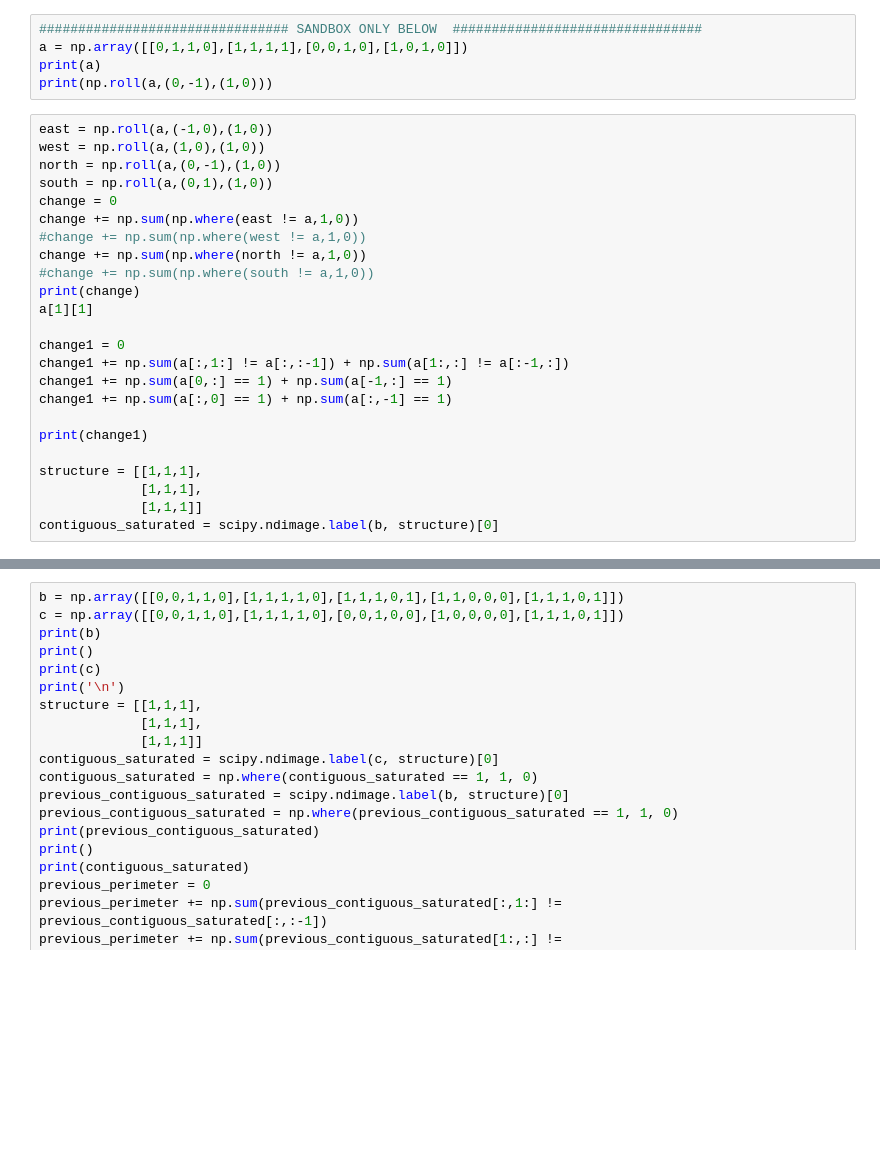
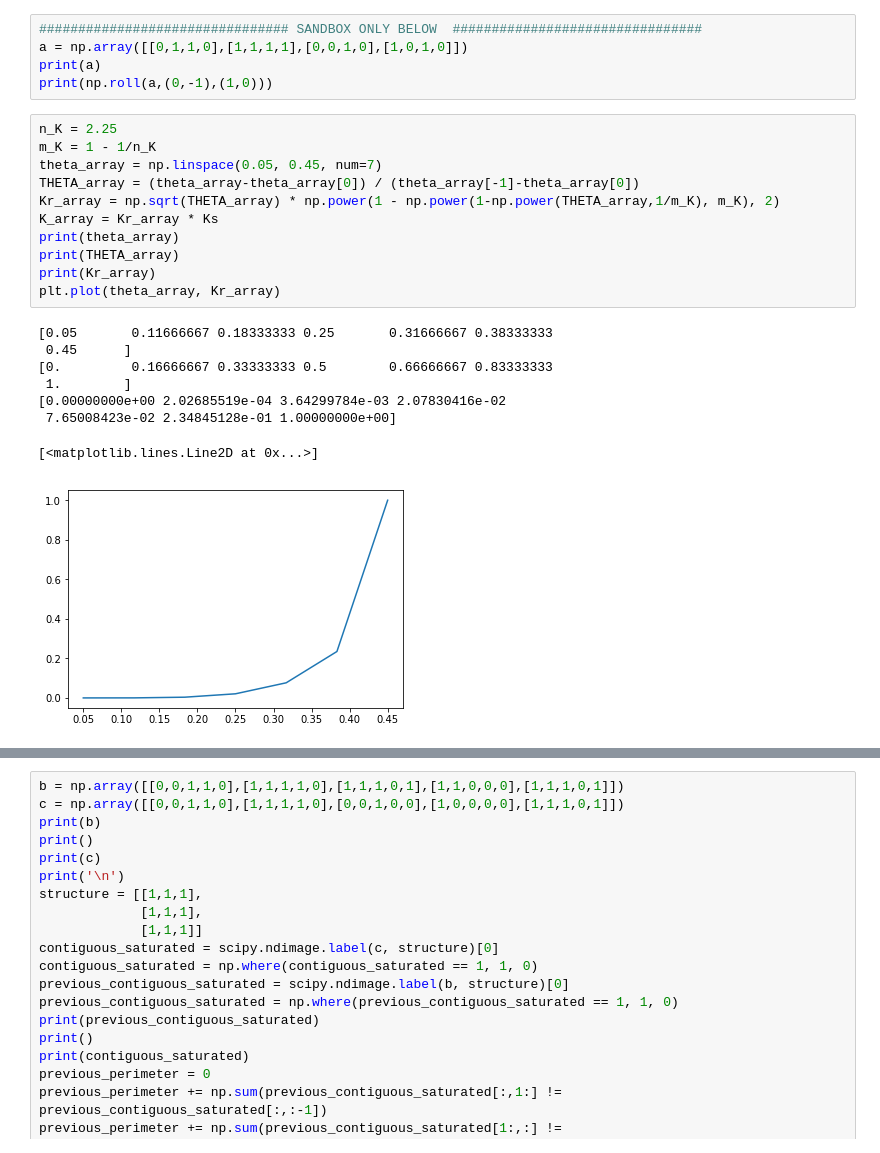
Before and after one commit to brittbarreto/Aquaholics_Anonymous, a Jupyter notebook: Topmodel_with_physics/hub7_model_2.1.ipynb, the cells around one changed output, grey strips where cells are left out. Cells and saved outputs as stored; diff of their text form; blank space fills up the shorter version.

```diff
--- a/Topmodel_with_physics/hub7_model_2.1.ipynb
+++ b/Topmodel_with_physics/hub7_model_2.1.ipynb
@@ -613,27 +629,23 @@ plotCurve(normalized_Vsoilwater_list, Area_ratio_list, saturFront_list,
 a = np.array([[0,1,1,0],[1,1,1,1],[0,0,1,0],[1,0,1,0]])
 print(a)
 print(np.roll(a,(0,-1),(1,0)))
-# %%
-east = np.roll(a,(-1,0),(1,0))
-west = np.roll(a,(1,0),(1,0))
-north = np.roll(a,(0,-1),(1,0))
-south = np.roll(a,(0,1),(1,0))
-change = 0
-change += np.sum(np.where(east != a,1,0))
-#change += np.sum(np.where(west != a,1,0))
-change += np.sum(np.where(north != a,1,0))
-#change += np.sum(np.where(south != a,1,0))
-print(change)
-a[1][1]
-
-change1 = 0
-change1 += np.sum(a[:,1:] != a[:,:-1]) + np.sum(a[1:,:] != a[:-1,:])
-change1 += np.sum(a[0,:] == 1) + np.sum(a[-1,:] == 1)
-change1 += np.sum(a[:,0] == 1) + np.sum(a[:,-1] == 1)
-
-print(change1)
-
-structure = [[1,1,1],
-             [1,1,1],
-             [1,1,1]]
-contiguous_saturated = scipy.ndimage.label(b, structure)[0]
+# %%
+n_K = 2.25
+m_K = 1 - 1/n_K
+theta_array = np.linspace(0.05, 0.45, num=7)
+THETA_array = (theta_array-theta_array[0]) / (theta_array[-1]-theta_array[0])
+Kr_array = np.sqrt(THETA_array) * np.power(1 - np.power(1-np.power(THETA_array,1/m_K), m_K), 2)
+K_array = Kr_array * Ks
+print(theta_array)
+print(THETA_array)
+print(Kr_array)
+plt.plot(theta_array, Kr_array)
+# %% [output]
+[0.05       0.11666667 0.18333333 0.25       0.31666667 0.38333333
+ 0.45      ]
+[0.         0.16666667 0.33333333 0.5        0.66666667 0.83333333
+ 1.        ]
+[0.00000000e+00 2.02685519e-04 3.64299784e-03 2.07830416e-02
+ 7.65008423e-02 2.34845128e-01 1.00000000e+00]
+[<matplotlib.lines.Line2D at 0x...>]
+[figure, added]
```
Also changed, not shown: parts of 5 cells of this notebook.
